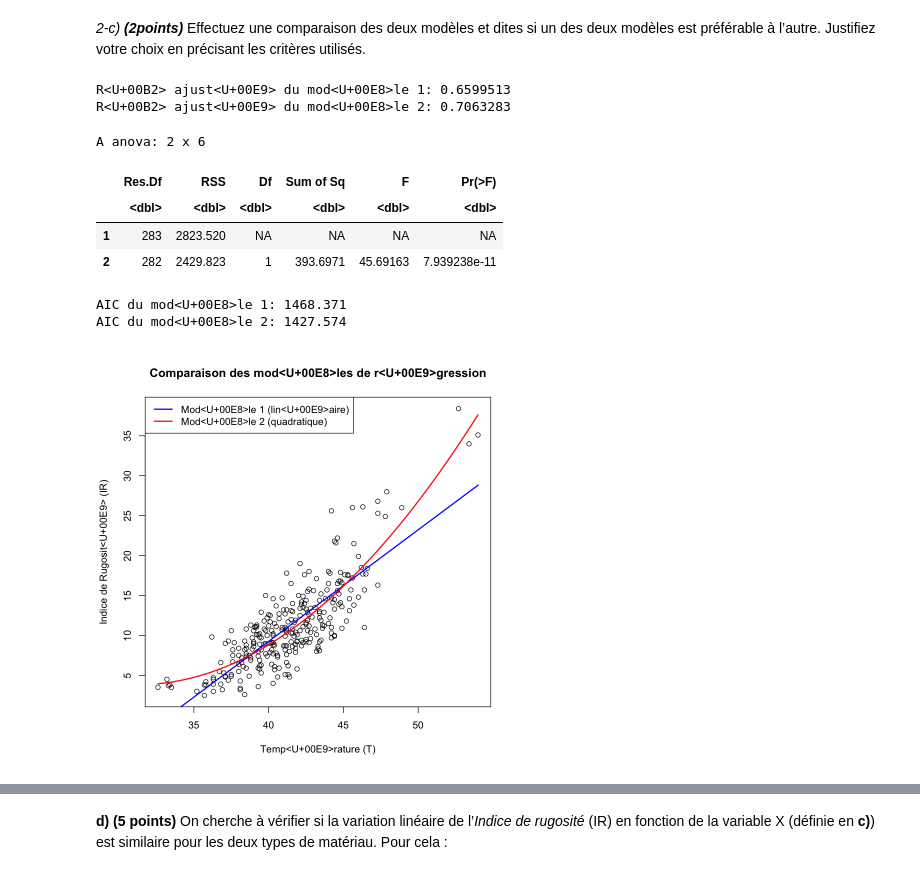
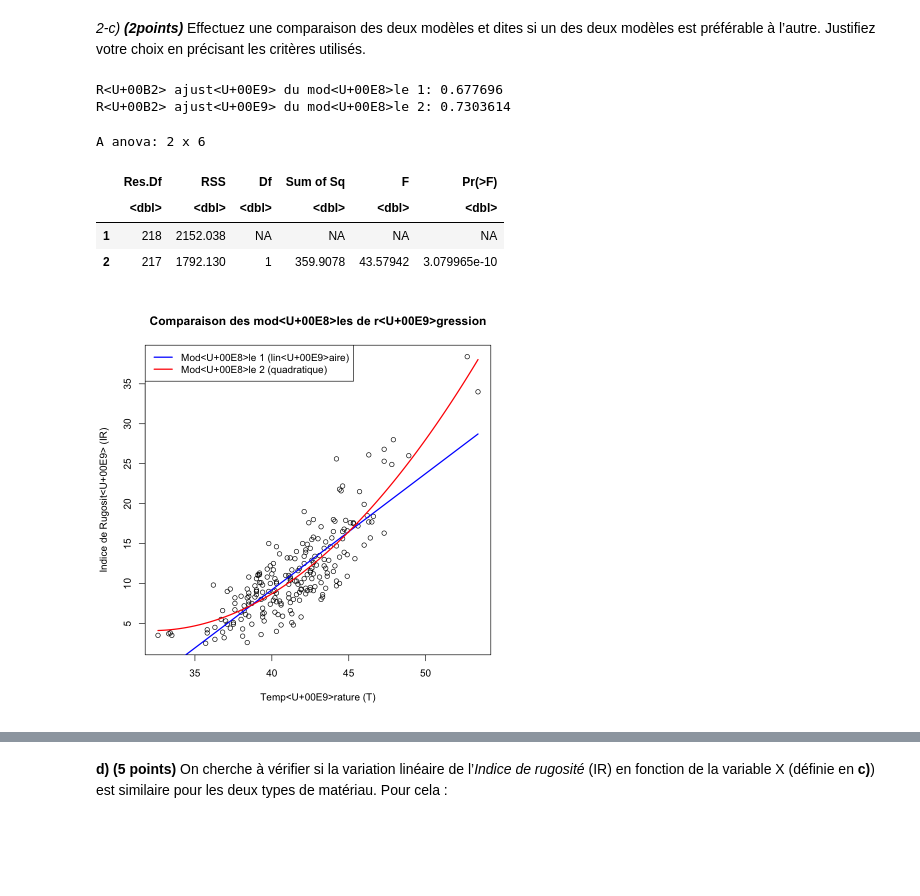
Before and after one commit to yaaks7/DEVOIR-MTH2302, a Jupyter notebook: devoir.ipynb, the cells around one changed output, grey strips where cells are left out. Drawn from its saved outputs; the diff is of its cells as text; code cells hidden in the pictures; blank space fills up the shorter version.

```diff
--- a/devoir.ipynb
+++ b/devoir.ipynb
@@ -20,7 +22,8 @@ Le but est d’analyser les résultats issus de cette expérience afin d’éval
 # %% [markdown]
 ## Importation des données
 # %%
-data <- read.csv("data/DevoirB_H25.csv", header = TRUE, sep = ";", dec = ",")
+source("data/charger.R")
+data <- charger(2068931)
 colnames(data)[1] <- "M"
 data
 # %% [output]
@@ -463,40 +466,32 @@ Le modèle quadratique améliore l'adéquation aux hypothèses de normalité et
 # %%
 # Comparaison des R²
 cat("R² ajusté du modèle 1:", summary(modele1)$adj.r.squared, "\n")
 cat("R² ajusté du modèle 2:", summary(modele2)$adj.r.squared, "\n")
 
 # Test ANOVA pour comparer les modèles
 anova(modele1, modele2)
-
-# Comparaison des AIC (optionnel)
-AIC_modele1 <- AIC(modele1)
-AIC_modele2 <- AIC(modele2)
-cat("AIC du modèle 1:", AIC_modele1, "\n")
-cat("AIC du modèle 2:", AIC_modele2, "\n")
 
 # Visualisation des deux modèles
 plot(data$T, data$IR,
      main = "Comparaison des modèles de régression",
      xlab = "Température (T)",
      ylab = "Indice de Rugosité (IR)")
 
 # Ajout des courbes de régression
 T_seq <- seq(min(data$T), max(data$T), length.out = 100)
 lines(T_seq, predict(modele1, newdata = data.frame(T = T_seq)), col = "blue", lwd = 2)
 lines(T_seq, predict(modele2, newdata = data.frame(T = T_seq)), col = "red", lwd = 2)
 legend("topleft", legend = c("Modèle 1 (linéaire)", "Modèle 2 (quadratique)"),
        col = c("blue", "red"), lwd = 2)
 # %% [output]
-R<U+00B2> ajust<U+00E9> du mod<U+00E8>le 1: 0.6599513
-R<U+00B2> ajust<U+00E9> du mod<U+00E8>le 2: 0.7063283
+R<U+00B2> ajust<U+00E9> du mod<U+00E8>le 1: 0.677696
+R<U+00B2> ajust<U+00E9> du mod<U+00E8>le 2: 0.7303614
 A anova: 2 x 6
 |  | Res.Df | RSS | Df | Sum of Sq | F | Pr(>F) |
 |  | <dbl> | <dbl> | <dbl> | <dbl> | <dbl> | <dbl> |
-| 1 | 283 | 2823.520 | NA | NA | NA | NA |
-| 2 | 282 | 2429.823 | 1 | 393.6971 | 45.69163 | 7.939238e-11 |
+| 1 | 218 | 2152.038 | NA | NA | NA | NA |
+| 2 | 217 | 1792.130 | 1 | 359.9078 | 43.57942 | 3.079965e-10 |
-AIC du mod<U+00E8>le 1: 1468.371
-AIC du mod<U+00E8>le 2: 1427.574
-[figure, old version]
+[figure, new version]
 # %% [markdown]
 ### Comparaison des modèles de régression
 
```
Also changed, not shown: parts of 39 cells of this notebook, 1 other file.
